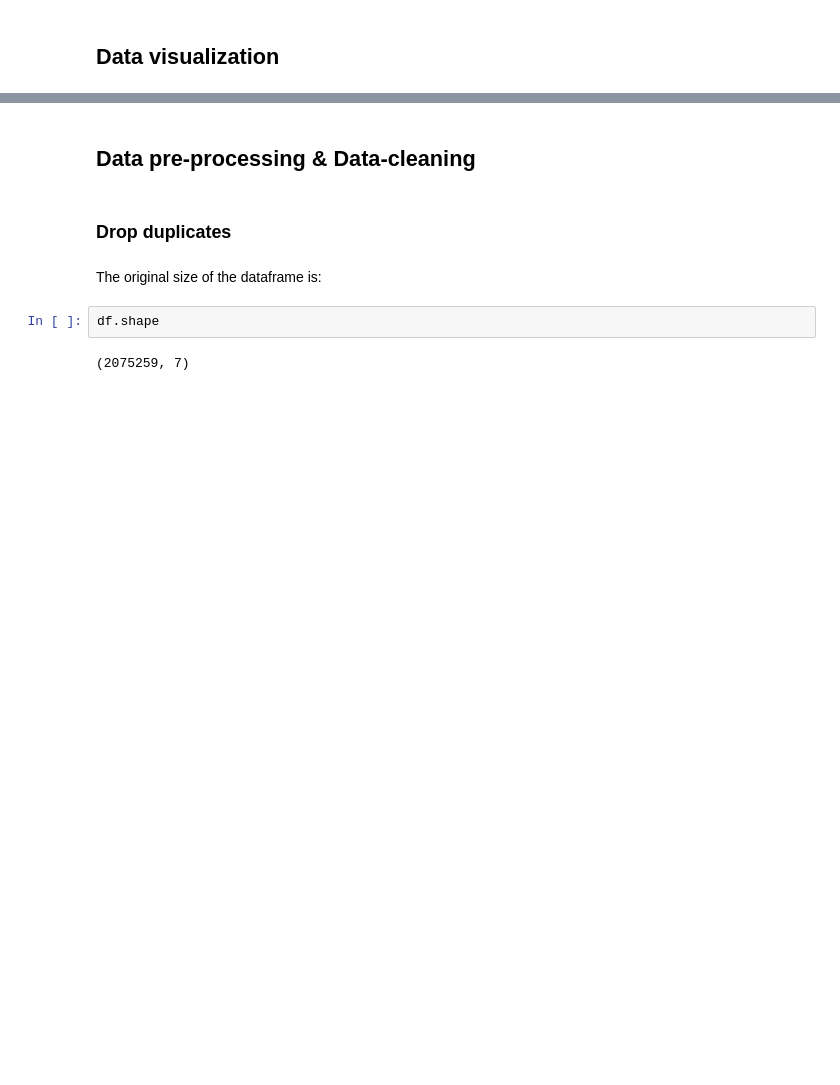
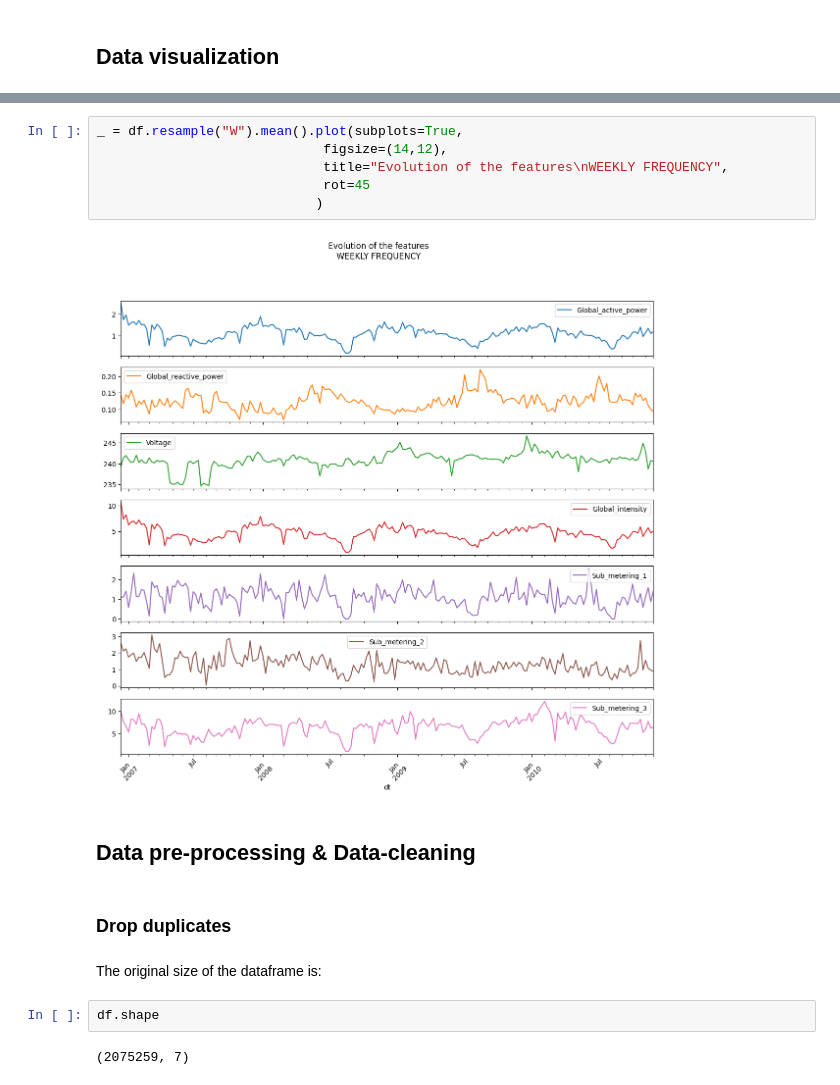
Before and after one commit to lcsrodriguez/dl-practicals, a Jupyter notebook: p4/p4.ipynb, the cells around one changed output, grey strips where cells are left out. Drawn from its saved outputs; the diff is of its cells as text; blank space fills up the shorter version.

```diff
--- a/p4/p4.ipynb
+++ b/p4/p4.ipynb
@@ -234,3 +245,11 @@ _ = df.resample("h").mean().plot(subplots=True,
+# %%
+_ = df.resample("W").mean().plot(subplots=True,
+                             figsize=(14,12),
+                             title="Evolution of the features\nWEEKLY FREQUENCY",
+                             rot=45
+                            )
+# %% [output]
+[figure, added]
 # %% [markdown]
 ## Data pre-processing & Data-cleaning
 # %% [markdown]
```
Also changed, not shown: parts of 5 cells of this notebook.
